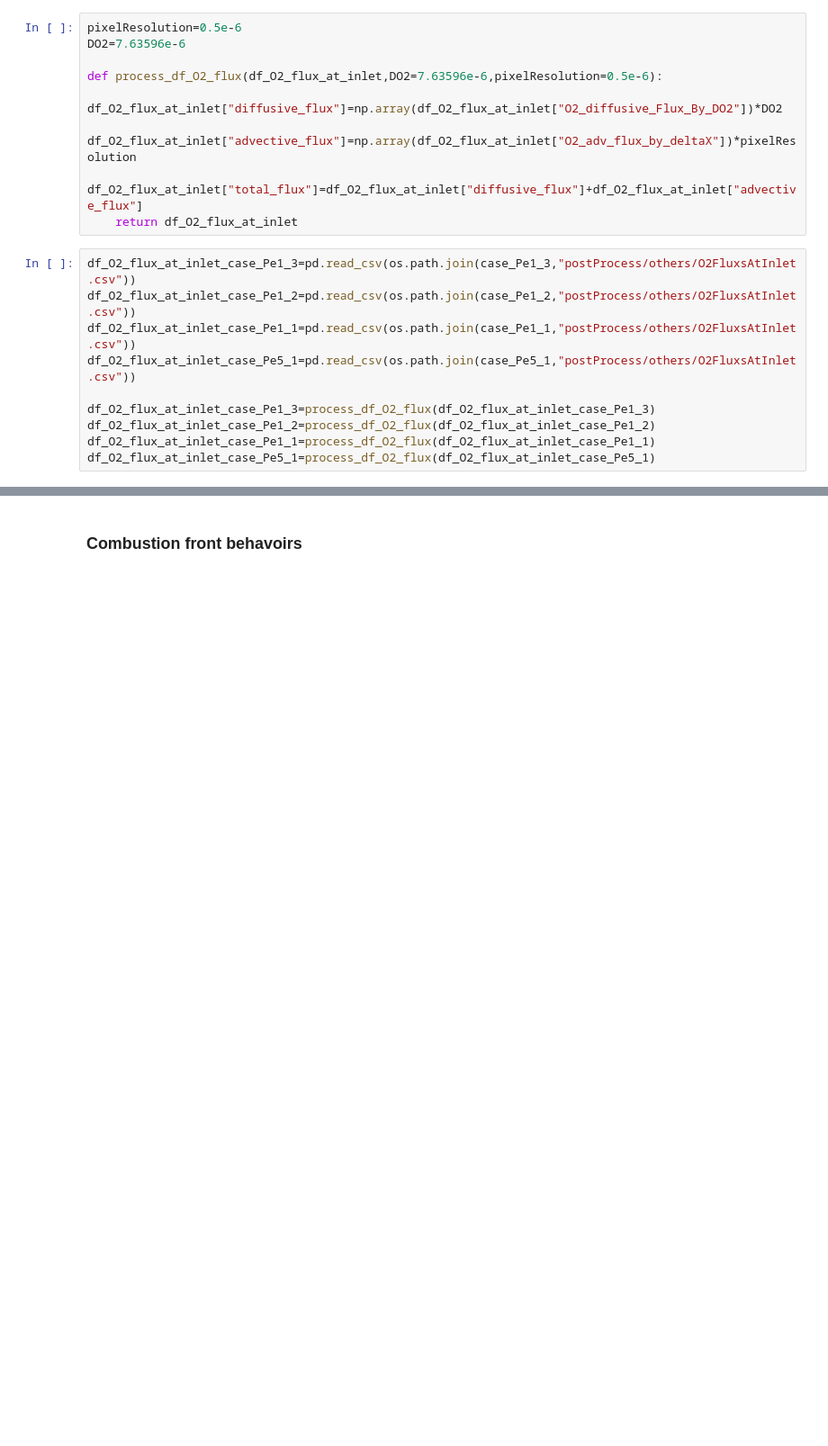
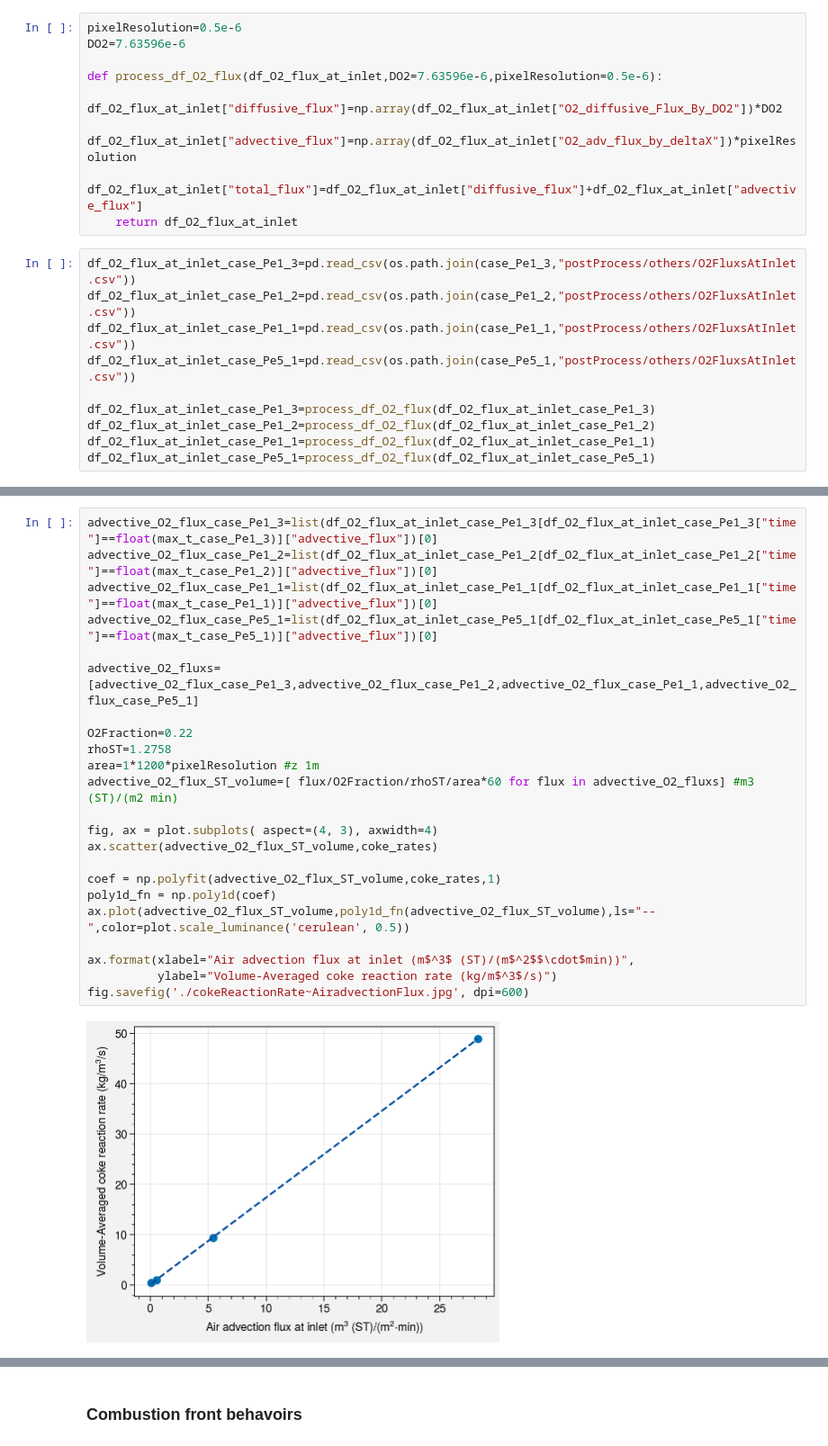
Before and after one commit to anoldfriend0718/openfoam, a Jupyter notebook: run/cokeCombustion/PeAnalysis/T773K/analysisPeEffect.ipynb, the cells around one changed output, grey strips where cells are left out. Shown at 90% size. Cells and saved outputs as stored; diff of their text form; blank space fills up the shorter version.

```diff
--- a/run/cokeCombustion/PeAnalysis/T773K/analysisPeEffect.ipynb
+++ b/run/cokeCombustion/PeAnalysis/T773K/analysisPeEffect.ipynb
@@ -171,2 +176,27 @@ fig.savefig('./cokeReactionRate~AirFlux.jpg', dpi=600)
+# %%
+advective_O2_flux_case_Pe1_3=list(df_O2_flux_at_inlet_case_Pe1_3[df_O2_flux_at_inlet_case_Pe1_3["time"]==float(max_t_case_Pe1_3)]["advective_flux"])[0]
+advective_O2_flux_case_Pe1_2=list(df_O2_flux_at_inlet_case_Pe1_2[df_O2_flux_at_inlet_case_Pe1_2["time"]==float(max_t_case_Pe1_2)]["advective_flux"])[0]
+advective_O2_flux_case_Pe1_1=list(df_O2_flux_at_inlet_case_Pe1_1[df_O2_flux_at_inlet_case_Pe1_1["time"]==float(max_t_case_Pe1_1)]["advective_flux"])[0]
+advective_O2_flux_case_Pe5_1=list(df_O2_flux_at_inlet_case_Pe5_1[df_O2_flux_at_inlet_case_Pe5_1["time"]==float(max_t_case_Pe5_1)]["advective_flux"])[0]
+
+advective_O2_fluxs=[advective_O2_flux_case_Pe1_3,advective_O2_flux_case_Pe1_2,advective_O2_flux_case_Pe1_1,advective_O2_flux_case_Pe5_1]
+
+O2Fraction=0.22
+rhoST=1.2758
+area=1*1200*pixelResolution #z 1m
+advective_O2_flux_ST_volume=[ flux/O2Fraction/rhoST/area*60 for flux in advective_O2_fluxs] #m3 (ST)/(m2 min)
+
+fig, ax = plot.subplots( aspect=(4, 3), axwidth=4)
+ax.scatter(advective_O2_flux_ST_volume,coke_rates)
+
+coef = np.polyfit(advective_O2_flux_ST_volume,coke_rates,1)
+poly1d_fn = np.poly1d(coef)
+ax.plot(advective_O2_flux_ST_volume,poly1d_fn(advective_O2_flux_ST_volume),ls="--",color=plot.scale_luminance('cerulean', 0.5))
+
+ax.format(xlabel="Air advection flux at inlet (m$^3$ (ST)/(m$^2$$\cdot$min))",
+          ylabel="Volume-Averaged coke reaction rate (kg/m$^3$/s)")
+fig.savefig('./cokeReactionRate~AiradvectionFlux.jpg', dpi=600)
+# %% [output]
+[figure, added]
 # %% [markdown]
 ### Comments
```
Also changed, not shown: parts of 4 cells of this notebook, 7 other files.
